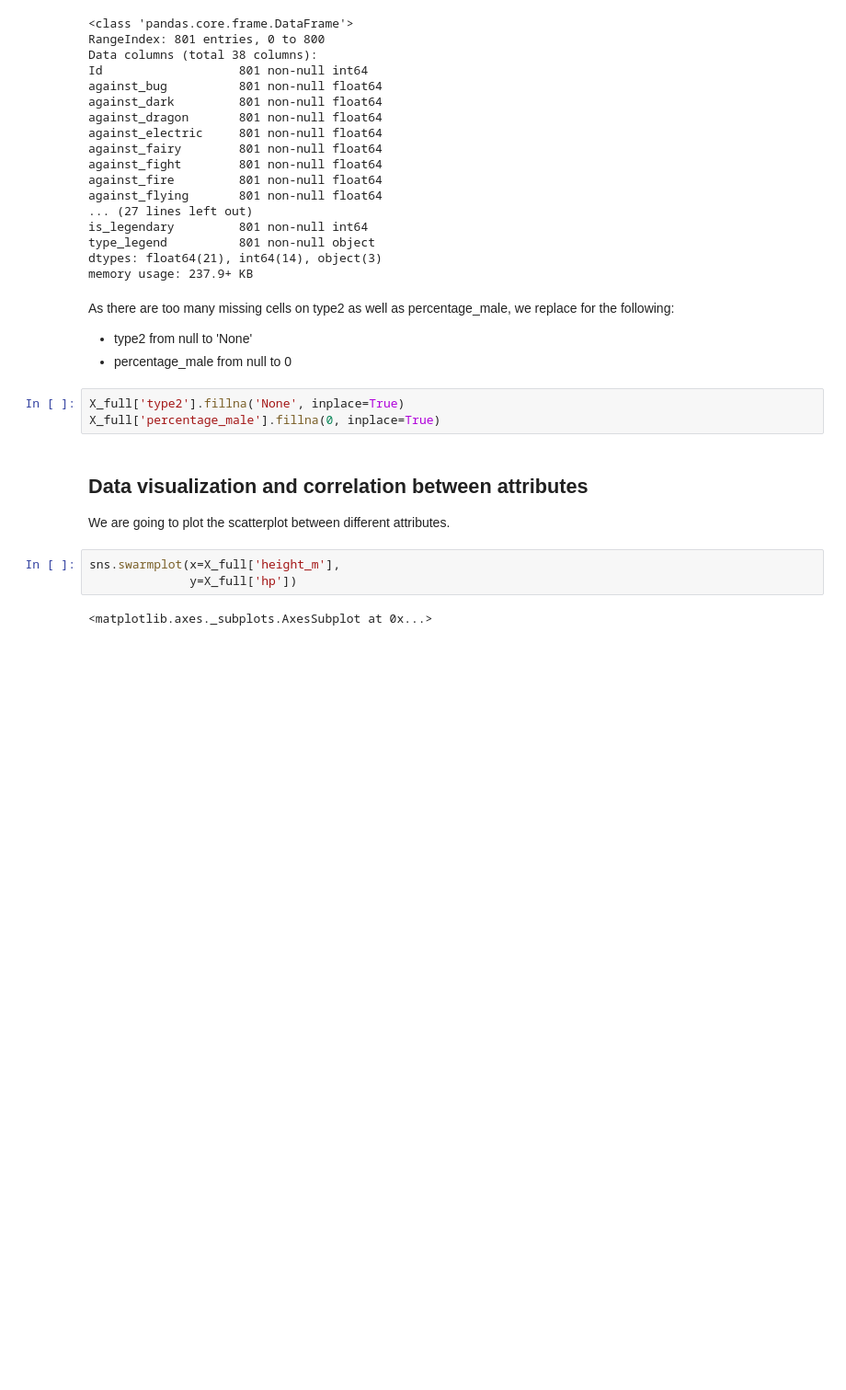
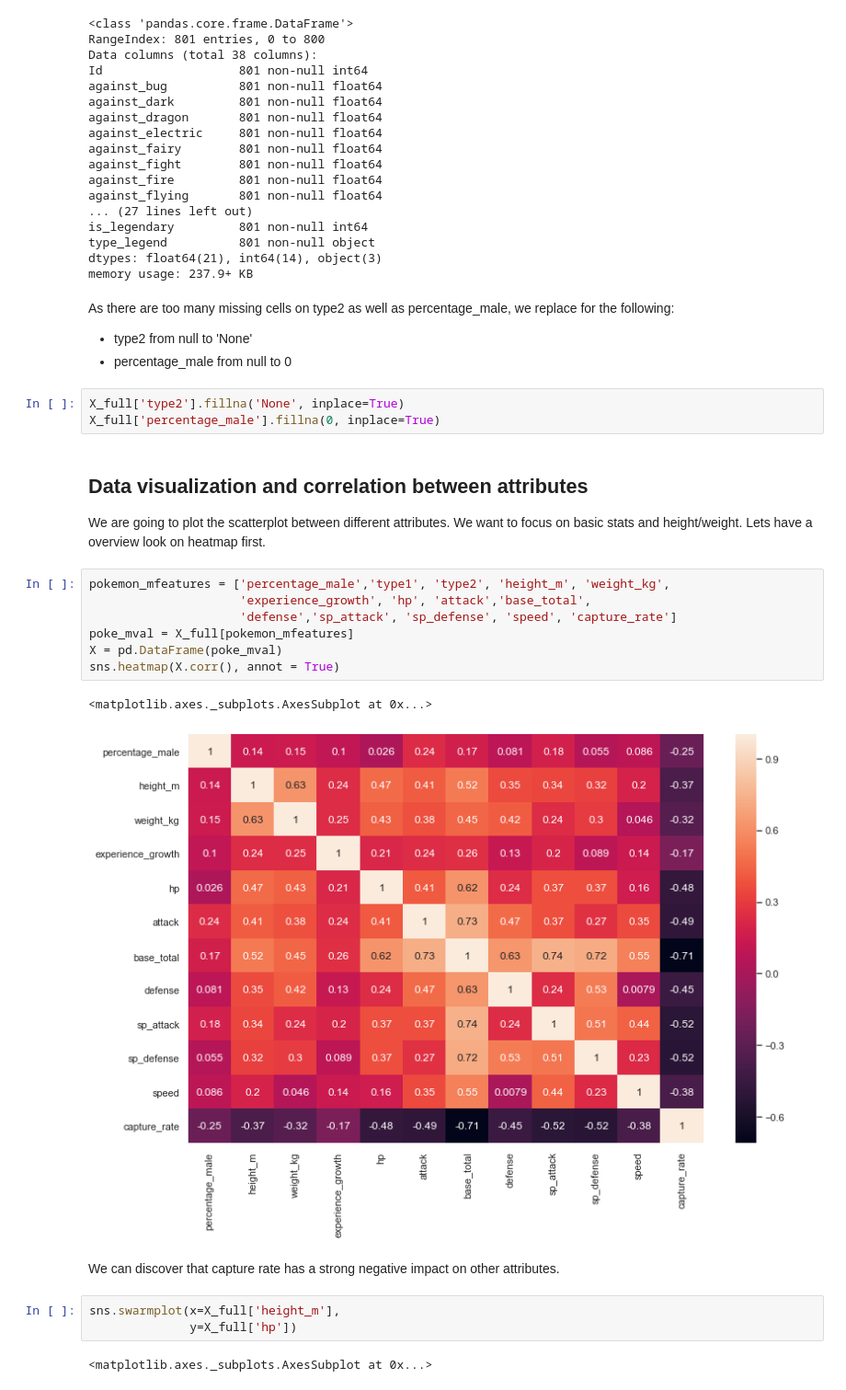
Before and after one commit to cyleung428/pokemon_anaylsis, a Jupyter notebook: pokemon.ipynb, the cells around one changed output. Shown: that part at 92% size. Drawn from its saved outputs; the diff is of its cells as text; blank space fills up the shorter version.

Commit message:
feat: add heatmap for overall attributes

```diff
--- a/pokemon.ipynb
+++ b/pokemon.ipynb
@@ -45,7 +45,19 @@ X_full['type2'].fillna('None', inplace=True)
 X_full['percentage_male'].fillna(0, inplace=True)
 # %% [markdown]
 ## Data visualization and correlation between attributes
-We are going to plot the scatterplot between different attributes.
+We are going to plot the scatterplot between different attributes. We want to focus on basic stats and height/weight. Lets have a overview look on heatmap first.
+# %%
+pokemon_mfeatures = ['percentage_male','type1', 'type2', 'height_m', 'weight_kg',
+                     'experience_growth', 'hp', 'attack','base_total',
+                     'defense','sp_attack', 'sp_defense', 'speed', 'capture_rate']
+poke_mval = X_full[pokemon_mfeatures]
+X = pd.DataFrame(poke_mval)
+sns.heatmap(X.corr(), annot = True)
+# %% [output]
+<matplotlib.axes._subplots.AxesSubplot at 0x...>
+[figure, added]
+# %% [markdown]
+We can discover that capture rate has a strong negative impact on other attributes.
 # %%
 sns.swarmplot(x=X_full['height_m'],
               y=X_full['hp'])
```
Also changed, not shown: parts of 1 cell of this notebook.
